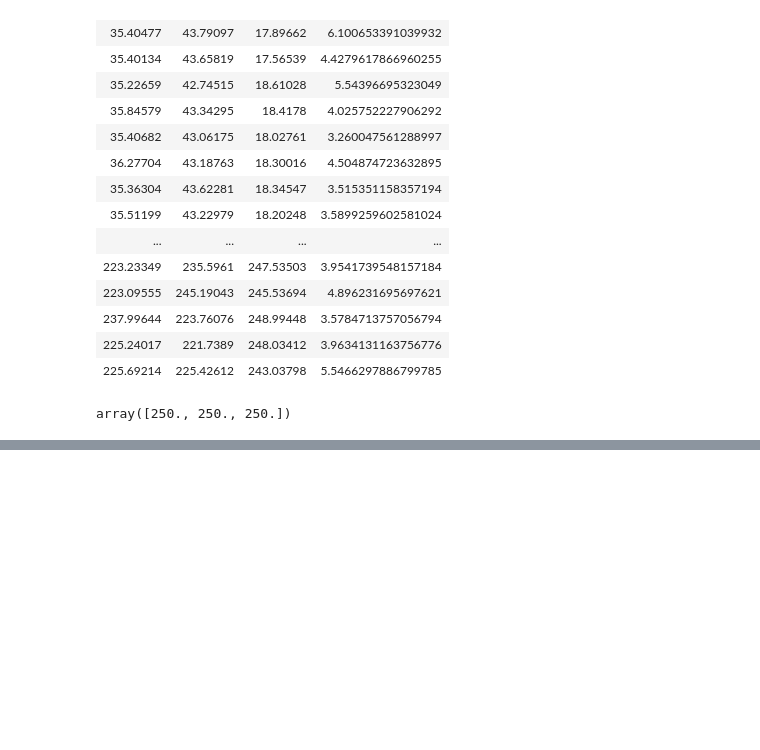
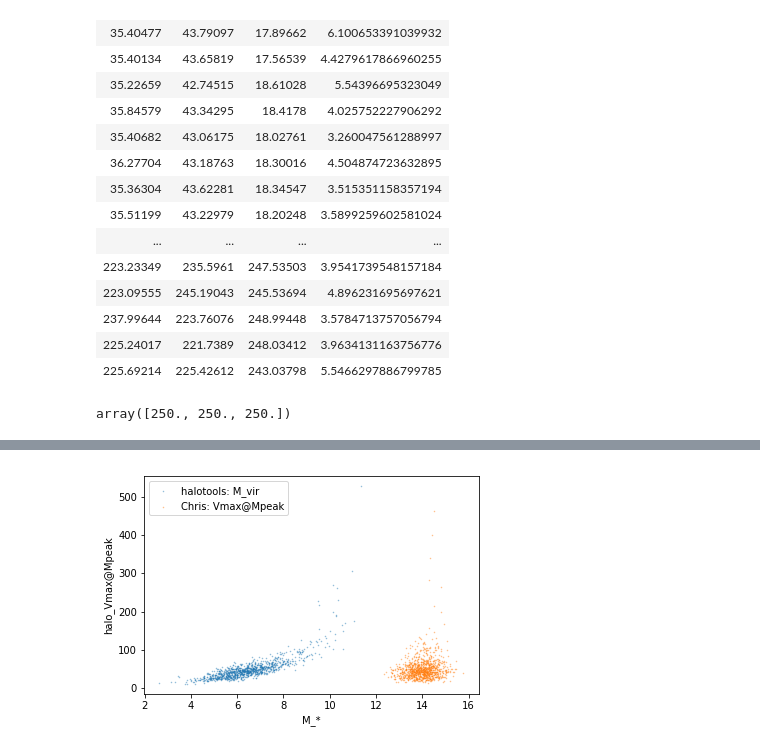
Before and after one commit to f-ardila/dwarf_lensing, a Jupyter notebook: halotools_vs_chris.ipynb, the cells around one changed output, grey strips where cells are left out. Cells and saved outputs as stored; diff of their text form; code cells hidden in the pictures; blank space fills up the shorter version.

```diff
--- a/halotools_vs_chris.ipynb
+++ b/halotools_vs_chris.ipynb
@@ -274,0 +299,18 @@ array([250., 250., 250.])
+# %%
+downsampled_halotools = random.sample(zip(halotools_stellar_masses, sim_data['halocat'].halo_table['halo_Vmax@Mpeak']), 1000)
+downsampled_chris = random.sample(zip(chris_stellar_masses, sim_data['halocat'].halo_table['halo_Vmax@Mpeak']), 1000)
+
+plt.scatter([a[0] for a in downsampled_halotools], [a[1] for a in downsampled_halotools],
+          alpha=0.5, s=1, marker='.', label='halotools: M_vir')
+plt.scatter([a[0] for a in downsampled_chris], [a[1] for a in downsampled_chris],
+          alpha=0.5, s=1, marker='.', label = 'Chris: Vmax@Mpeak')
+
+# plt.axvline(12.52, color='r')
+# plt.ylim([0,500])
+# plt.xlim([8,13])
+plt.xlabel('M_*')
+plt.ylabel('halo_Vmax@Mpeak')
+plt.legend()
+plt.show()
+# %% [output]
+[figure, added]
```
Also changed, not shown: parts of 15 cells of this notebook, 1 other file.
